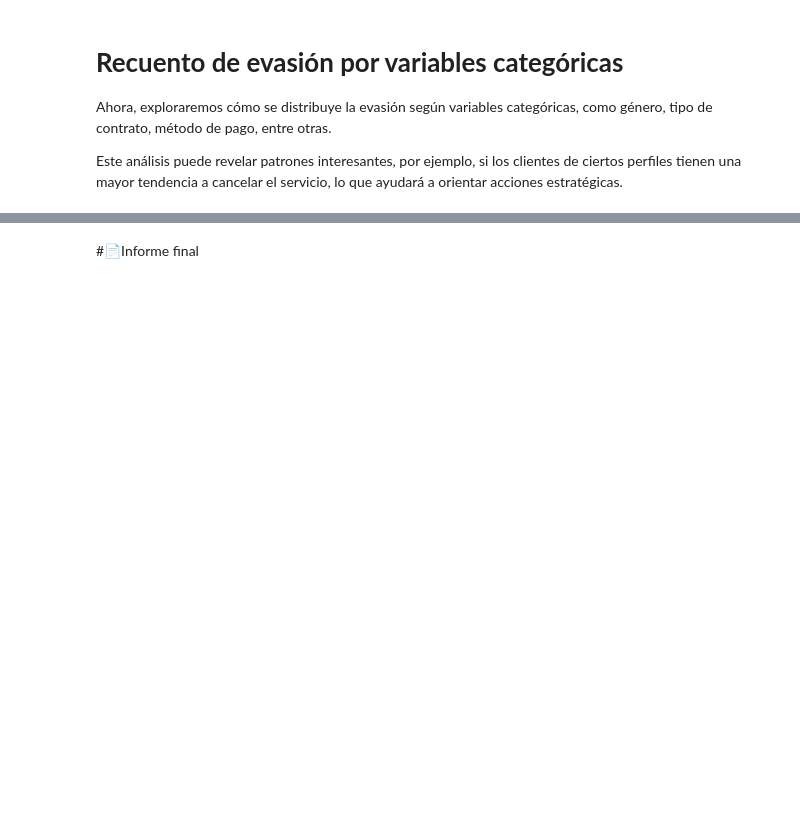
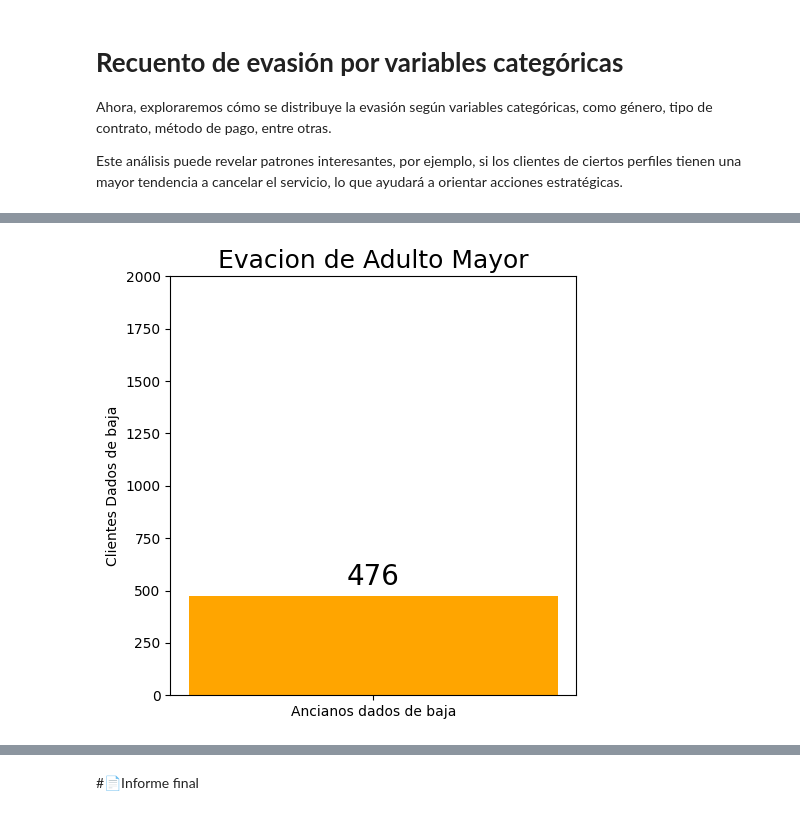
Before and after one commit to jorgevillegazz/Challange-Telecom-X, a Jupyter notebook: TelecomX_LATAM_de_George.ipynb, the cells around one changed output, grey strips where cells are left out. Cells and saved outputs as stored; diff of their text form; code cells hidden in the pictures; blank space fills up the shorter version.

```diff
--- a/TelecomX_LATAM_de_George.ipynb
+++ b/TelecomX_LATAM_de_George.ipynb
@@ -718,0 +888,27 @@ Este análisis puede revelar patrones interesantes, por ejemplo, si los clientes
+# %%
+# Conteo de ancianos dados de BAJA
+viejitos = evasor_Anciano['Churn'].value_counts().sort_index()
+
+# Etiquetas personalizadas
+etiquetas = ['Ancianos']
+colores = ['orange']   #naranja
+
+# Gráfico de barras
+plt.figure(figsize=(5, 5))
+
+
+#Establecer los valores de eje Y
+
+plt.ylim(0,2000)
+
+plt.bar('Ancianos dados de baja',viejitos, color=colores)
+plt.title('Evacion de Adulto Mayor', fontsize=18)
+plt.ylabel('Clientes Dados de baja')
+
+#Creamos un FOR para poner el número de ancianos  x encima de la barra
+for i, valor_count in enumerate(viejitos.values):
+    plt.text(i, valor_count + 50, str(valor_count), ha='center', fontsize=20,)
+plt.tight_layout()
+plt.show()
+# %% [output]
+[figure, added]
```
Also changed, not shown: parts of 32 cells of this notebook.
